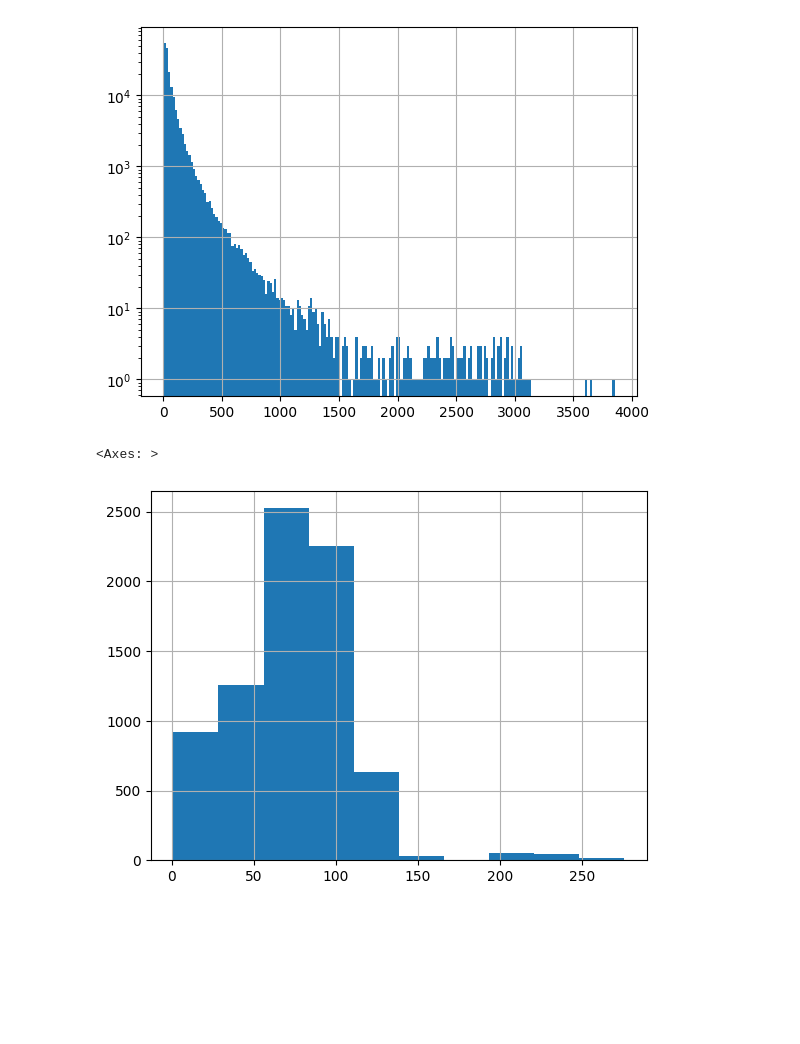
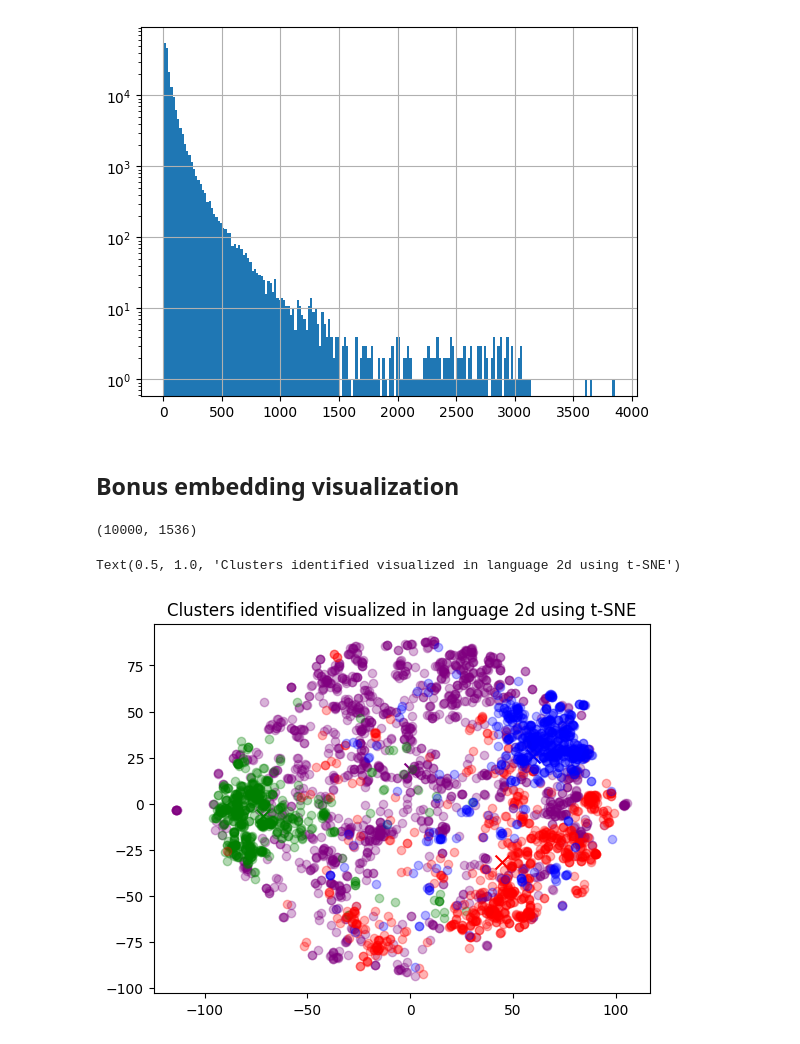
Before and after one commit to bzz/jet-search, a Jupyter notebook: gpt3_code_embeddings.ipynb, the cells around one changed output. Cells and saved outputs as stored; diff of their text form; code cells hidden in the pictures; blank space fills up the shorter version.

Commit message:
gpt3 search: add estimates & emb. visualization

```diff
--- a/gpt3_code_embeddings.ipynb
+++ b/gpt3_code_embeddings.ipynb
@@ -843,8 +857,45 @@ df_csv[df_csv['n_tokens'] < 4000]['n_tokens'].hist(bins=200, log=True)
 # %% [output]
 <Axes: >
 [figure]
-# %%
-df_sdk.n_tokens.hist()
-# %% [output]
-<Axes: >
-[figure, removed]
+# %% [markdown]
+## Bonus embedding visualization
+# %%
+import numpy as np
+df = df_csv.sample(10000)
+matrix = np.vstack(df.code_embedding.values)
+matrix.shape
+# %% [output]
+(10000, 1536)
+# %%
+from sklearn.cluster import KMeans
+
+n_clusters = 10
+
+kmeans = KMeans(n_clusters=n_clusters, init="k-means++", random_state=42)
+kmeans.fit(matrix)
+labels = kmeans.labels_
+df["Cluster"] = labels
+# %%
+from sklearn.manifold import TSNE
+import matplotlib
+import matplotlib.pyplot as plt
+
+tsne = TSNE(n_components=2, perplexity=15, random_state=42, init="random", learning_rate=200)
+vis_dims2 = tsne.fit_transform(matrix)
+# %%
+x = [x for x, y in vis_dims2]
+y = [y for x, y in vis_dims2]
+
+for category, color in enumerate(["purple", "green", "red", "blue"]):
+    xs = np.array(x)[df.Cluster == category]
+    ys = np.array(y)[df.Cluster == category]
+    plt.scatter(xs, ys, color=color, alpha=0.3)
+
+    avg_x = xs.mean()
+    avg_y = ys.mean()
+
+    plt.scatter(avg_x, avg_y, marker="x", color=color, s=100)
+plt.title("Clusters identified visualized in language 2d using t-SNE")
+# %% [output]
+Text(0.5, 1.0, 'Clusters identified visualized in language 2d using t-SNE')
+[figure, added]
```
Also changed, not shown: parts of 22 cells of this notebook.
